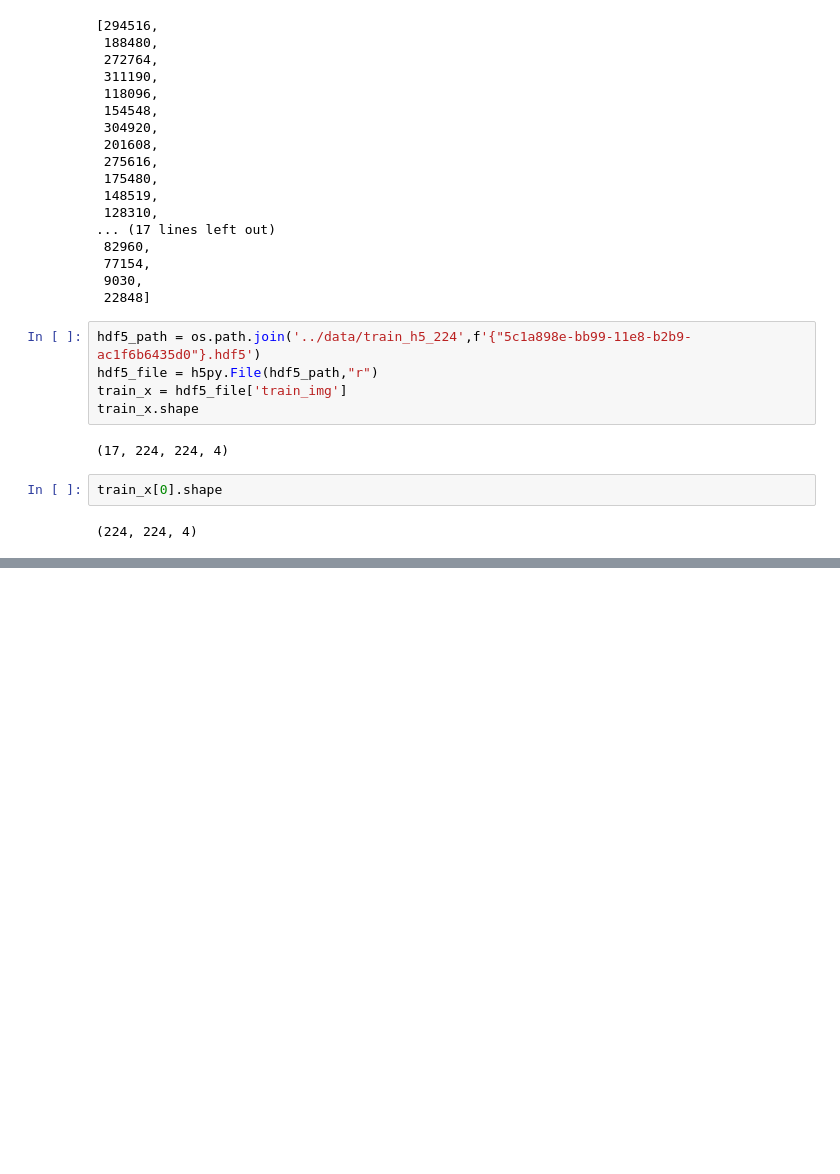
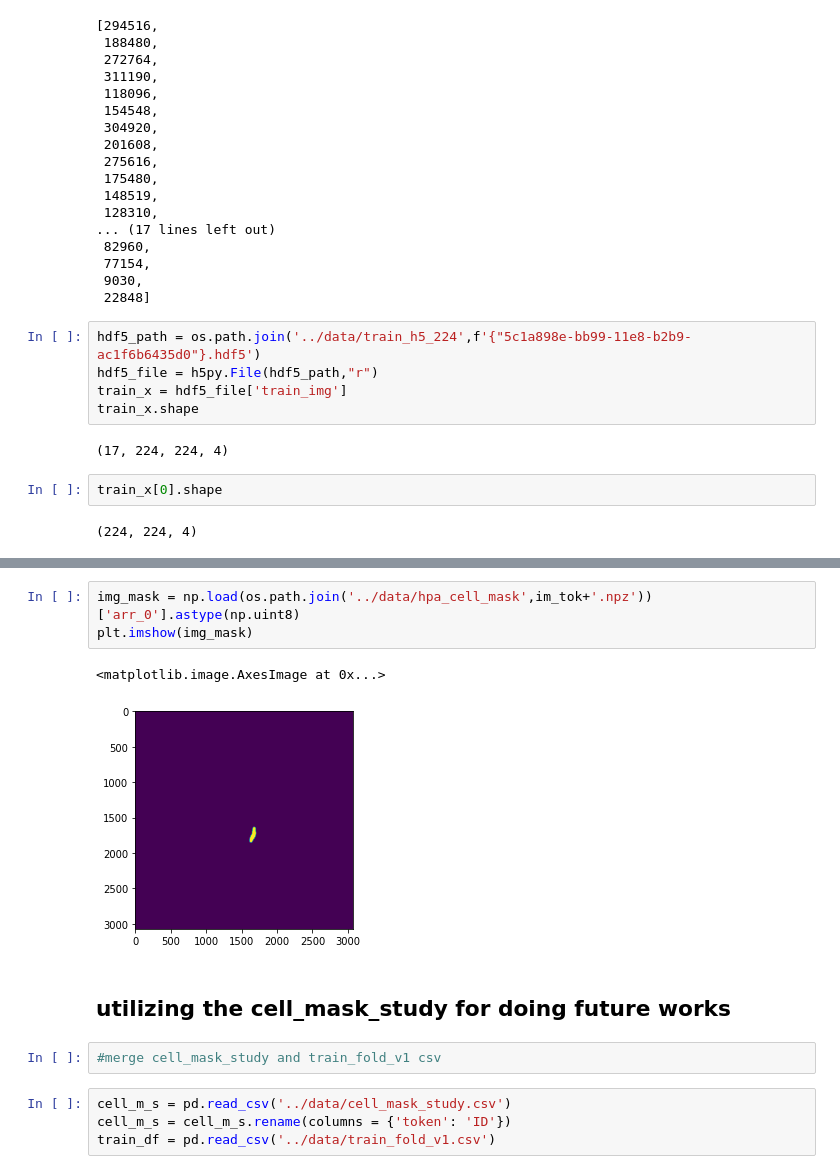
Before and after one commit to yuvaramsingh94/human_protein_atlas, a Jupyter notebook: code/initial_cell_segmentation.ipynb, the cells around one changed output, grey strips where cells are left out. Saved outputs shown, nothing was run; the diff lists cells and outputs as text; blank space fills up the shorter version.

Commit message:
initial study ongoing

```diff
--- a/code/initial_cell_segmentation.ipynb
+++ b/code/initial_cell_segmentation.ipynb
@@ -142,0 +414,14 @@ plt.imshow(train_x[0][:,:,1])
+# %%
+img_mask = np.load(os.path.join('../data/hpa_cell_mask',im_tok+'.npz'))['arr_0'].astype(np.uint8)
+plt.imshow(img_mask)
+# %% [output]
+<matplotlib.image.AxesImage at 0x...>
+[figure, added]
+# %% [markdown]
+## utilizing the cell_mask_study for doing future works
+# %%
+#merge cell_mask_study and train_fold_v1 csv
+# %%
+cell_m_s = pd.read_csv('../data/cell_mask_study.csv')
+cell_m_s = cell_m_s.rename(columns = {'token': 'ID'})
+train_df = pd.read_csv('../data/train_fold_v1.csv')
```
Also changed, not shown: parts of 42 cells of this notebook, 7 other files.
